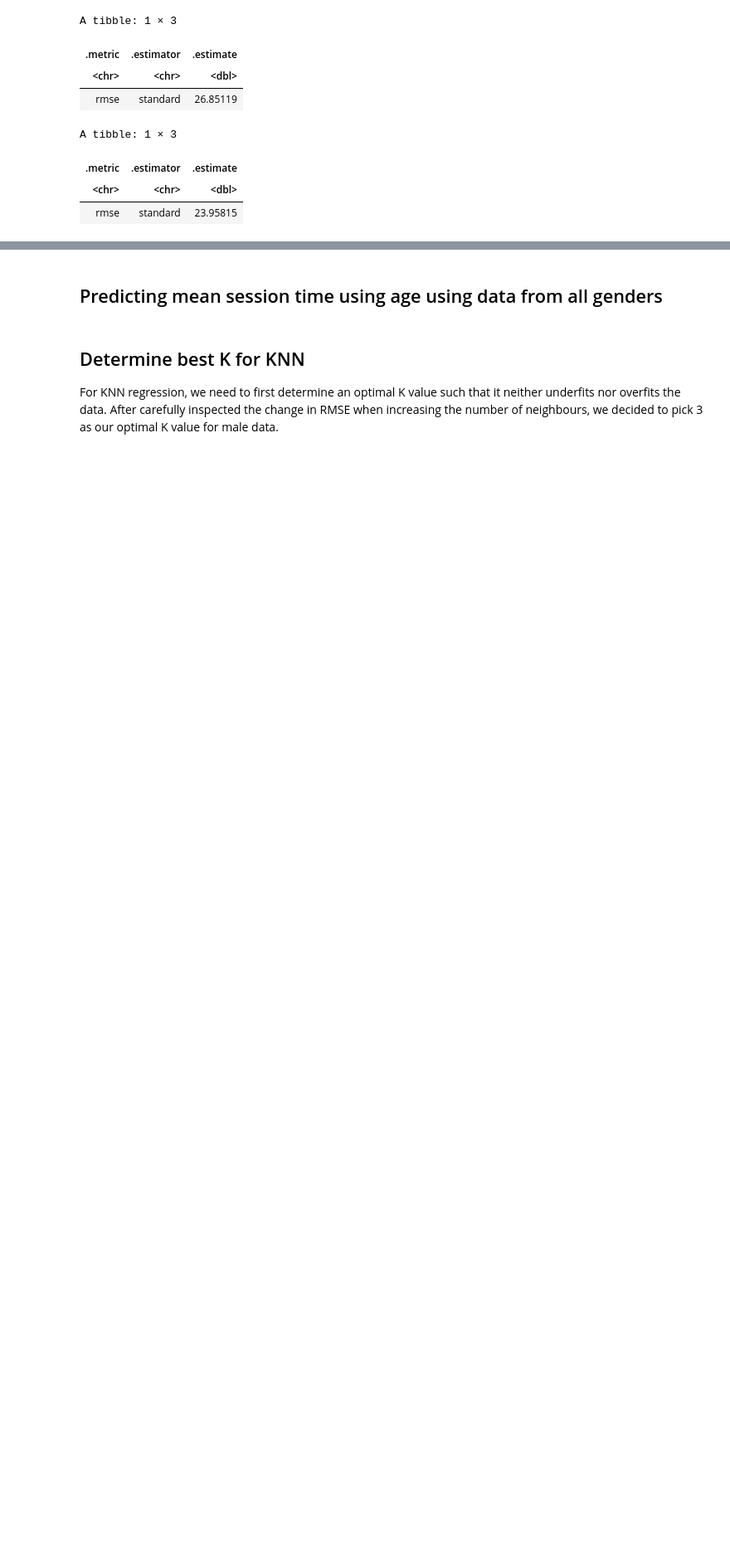
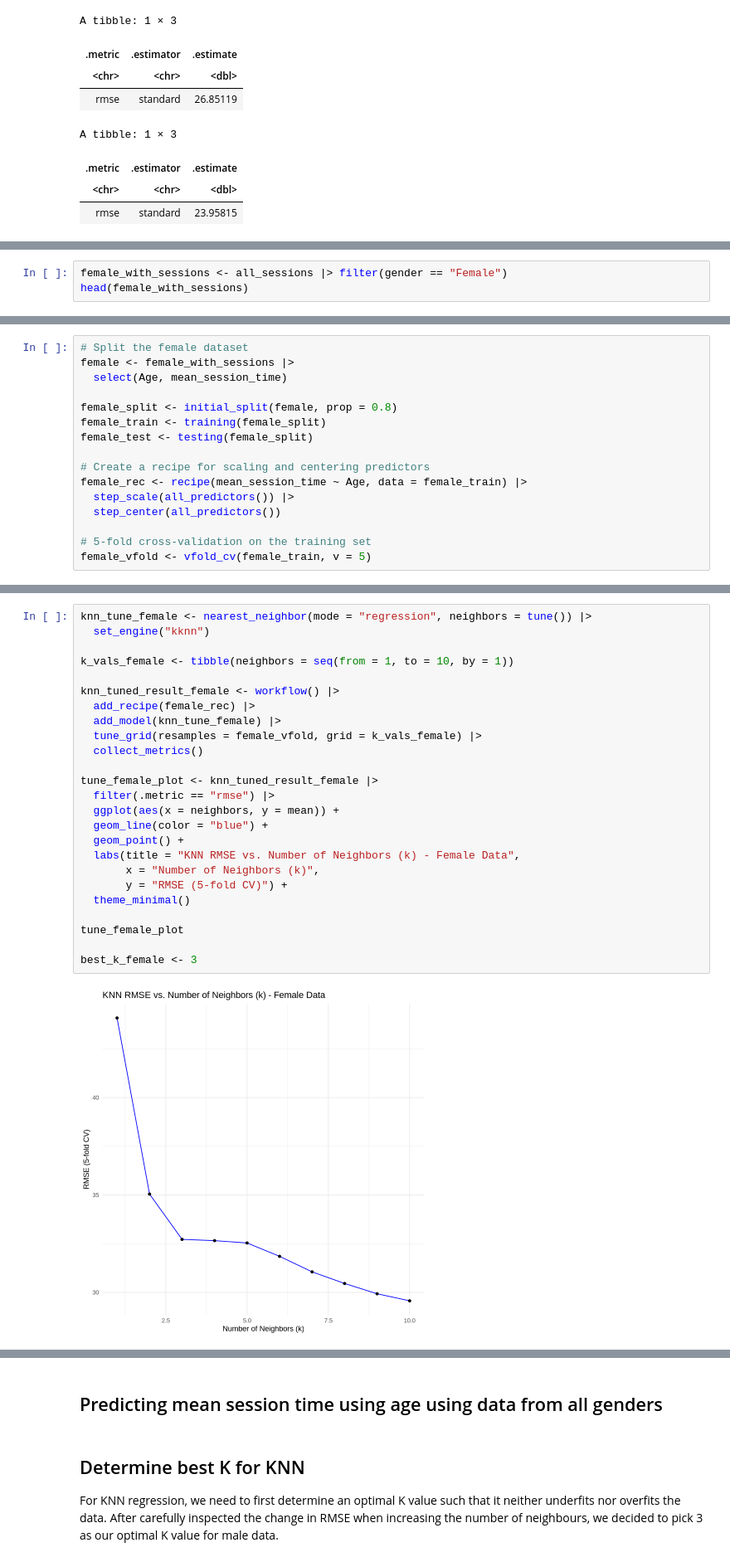
Before and after one commit to ArmaanChahal5511/DataScienceGroupProject, a Jupyter notebook: Final_Report.ipynb, the cells around one changed output, grey strips where cells are left out. Shown at 83% size. Drawn from its saved outputs; the diff is of its cells as text; blank space fills up the shorter version.

Commit message:
Added code and visualization for female data
- Armaan

```diff
--- a/Final_Report.ipynb
+++ b/Final_Report.ipynb
@@ -317,0 +326,3 @@ A tibble: 1 × 3
+# %%
+female_with_sessions <- all_sessions |> filter(gender == "Female")
+head(female_with_sessions)
@@ -317,0 +341,16 @@ A tibble: 1 × 3
+# %%
+# Split the female dataset
+female <- female_with_sessions |>
+  select(Age, mean_session_time)
+
+female_split <- initial_split(female, prop = 0.8)
+female_train <- training(female_split)
+female_test <- testing(female_split)
+
+# Create a recipe for scaling and centering predictors
+female_rec <- recipe(mean_session_time ~ Age, data = female_train) |>
+  step_scale(all_predictors()) |>
+  step_center(all_predictors())
+
+# 5-fold cross-validation on the training set
+female_vfold <- vfold_cv(female_train, v = 5)
@@ -317,0 +359,27 @@ A tibble: 1 × 3
+# %%
+knn_tune_female <- nearest_neighbor(mode = "regression", neighbors = tune()) |>
+  set_engine("kknn")
+
+k_vals_female <- tibble(neighbors = seq(from = 1, to = 10, by = 1))
+
+knn_tuned_result_female <- workflow() |>
+  add_recipe(female_rec) |>
+  add_model(knn_tune_female) |>
+  tune_grid(resamples = female_vfold, grid = k_vals_female) |>
+  collect_metrics()
+
+tune_female_plot <- knn_tuned_result_female |>
+  filter(.metric == "rmse") |>
+  ggplot(aes(x = neighbors, y = mean)) +
+  geom_line(color = "blue") +
+  geom_point() +
+  labs(title = "KNN RMSE vs. Number of Neighbors (k) - Female Data",
+       x = "Number of Neighbors (k)",
+       y = "RMSE (5-fold CV)") +
+  theme_minimal()
+
+tune_female_plot
+
+best_k_female <- 3
+# %% [output]
+[figure, added]
```
Also changed, not shown: parts of 11 cells of this notebook.
